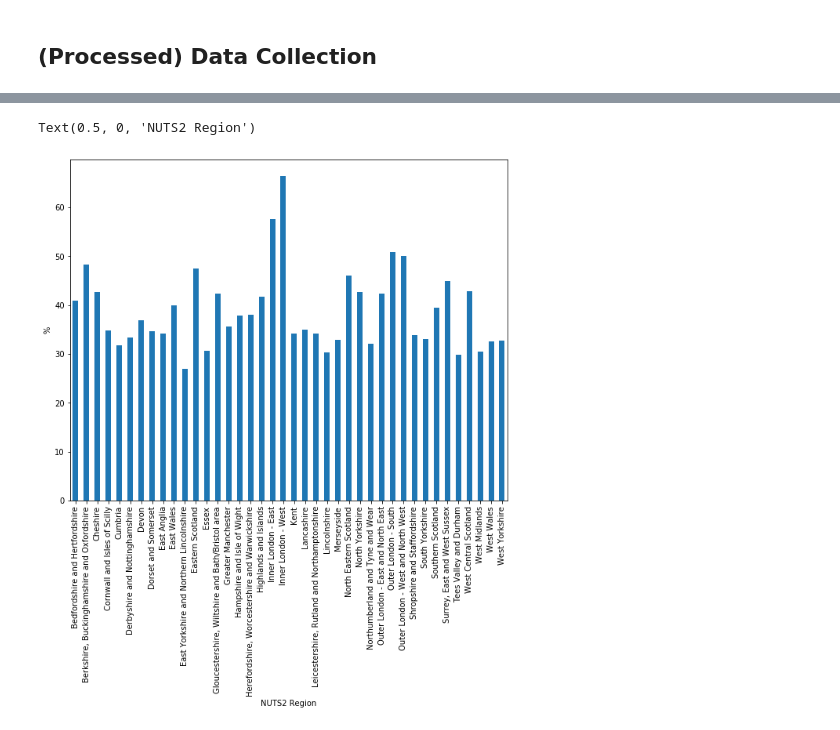
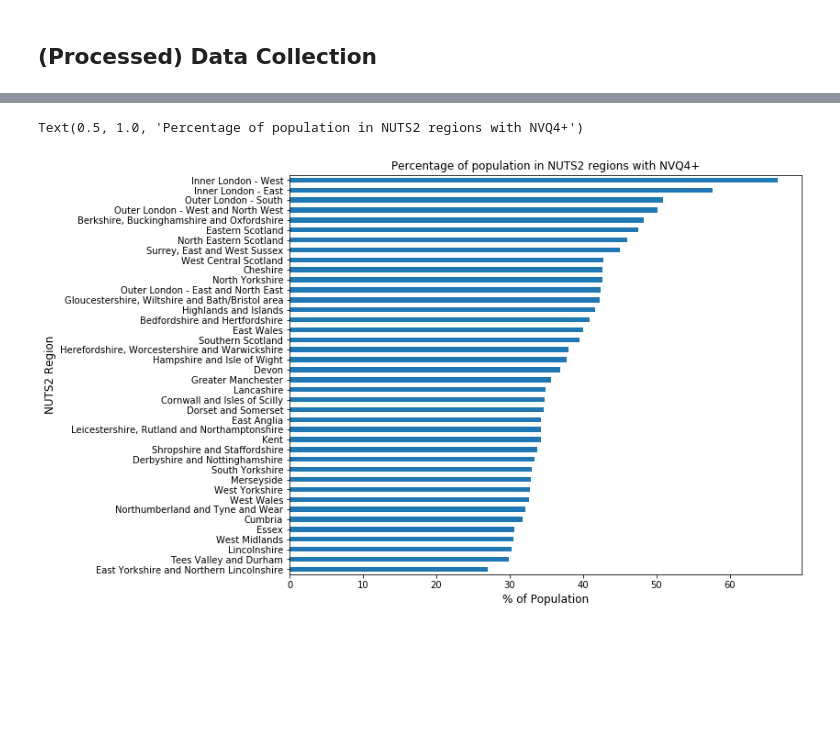
Before and after one commit to nestauk/beis-indicators, a Jupyter notebook: notebooks/dev/03_ao_aps_data.ipynb, the cells around one changed output, grey strips where cells are left out. Saved outputs shown, nothing was run; the diff lists cells and outputs as text; code cells hidden in the pictures; blank space fills up the shorter version.

Commit message:
APS data including all dates and redo of plots in APS notebook

```diff
--- a/notebooks/dev/03_ao_aps_data.ipynb
+++ b/notebooks/dev/03_ao_aps_data.ipynb
@@ -26,8 +26,8 @@ import matplotlib.pyplot as plt
 # %% [markdown]
 ## (Processed) Data Collection
 # %%
-data_edu = '/mnt/c/Users/aotubusen/Documents/DS Projects/nesta_beis/beis-indicators/data/processed/aps/8_11_2019_aps_tertiary_education_dec_2018_data.csv'
-data_occupations = '/mnt/c/Users/aotubusen/Documents/DS Projects/nesta_beis/beis-indicators/data/processed/aps/8_11_2019_aps_pro_occupations_dec_2018_data.csv'
+data_edu = '/mnt/c/Users/aotubusen/Documents/DS Projects/nesta_beis/beis-indicators/data/processed/aps/11_11_2019_aps_tertiary_education_data.csv'
+data_occupations = '/mnt/c/Users/aotubusen/Documents/DS Projects/nesta_beis/beis-indicators/data/processed/aps/11_11_2019_aps_pro_occupations_data.csv'
 # %%
 df_edu = pd.read_csv(data_edu)
 df_edu.set_index('geography_name', inplace=True)
@@ -53,0 +50,3 @@ df_edu
+# %%
+df_edu_2018 = df_edu[df_edu['date_code'] == '2018-12']
+df_edu_2018
@@ -54,7 +72,8 @@ df_edu
 # %%
-df_edu['% with NVQ4+ - aged 16-64'].plot(kind='bar', figsize=(10,8))
-plt.ylabel('%')
-plt.xlabel('NUTS2 Region')
+df_edu_2018['% with NVQ4+ - aged 16-64'].sort_values(ascending=True).plot(kind='barh', figsize=(10,8))
+plt.ylabel('NUTS2 Region', fontsize=12)
+plt.xlabel('% of Population', fontsize=12)
+plt.title('Percentage of population in NUTS2 regions with NVQ4+')
 # %% [output]
-Text(0.5, 0, 'NUTS2 Region')
+Text(0.5, 1.0, 'Percentage of population in NUTS2 regions with NVQ4+')
-[figure, old version]
+[figure, new version]
```
Also changed, not shown: parts of 8 cells of this notebook, 2 other files.
